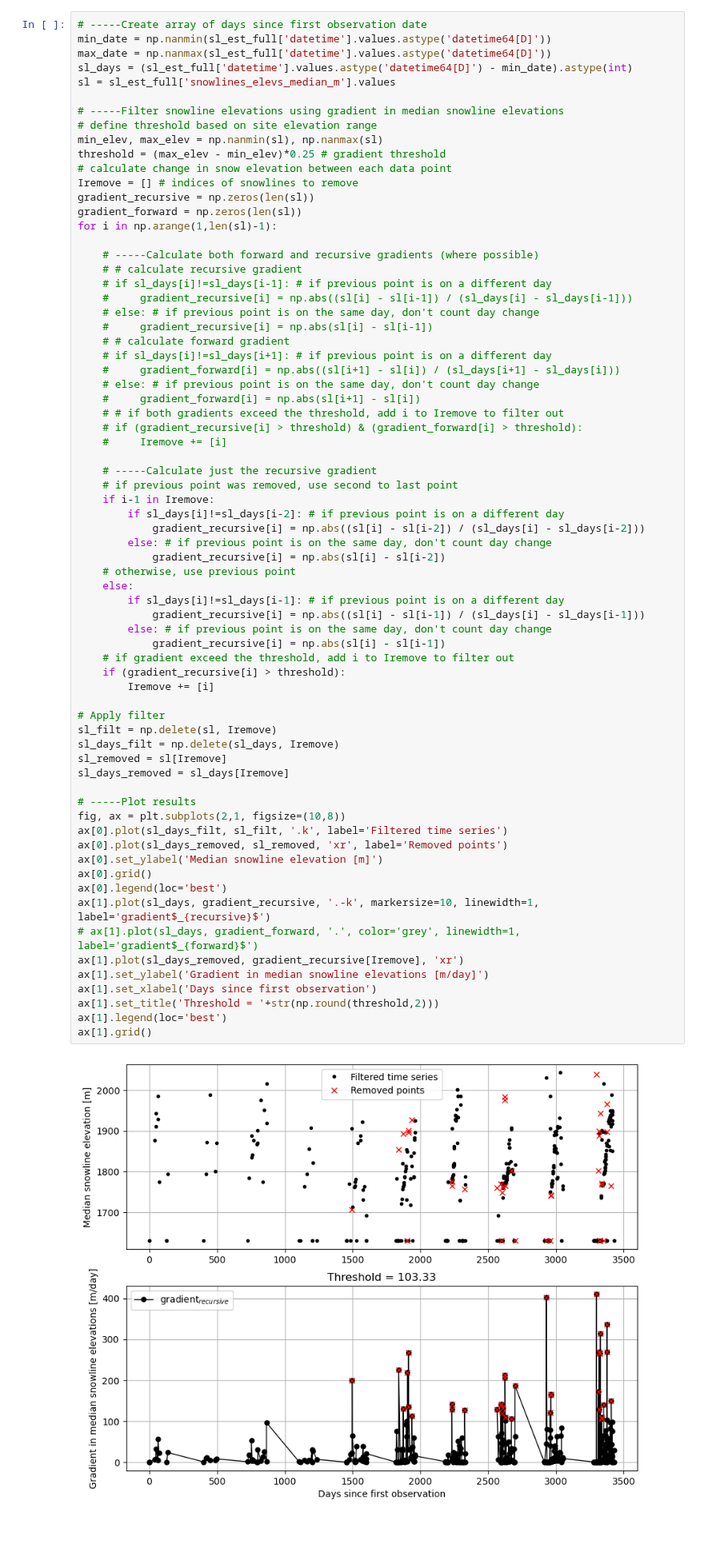
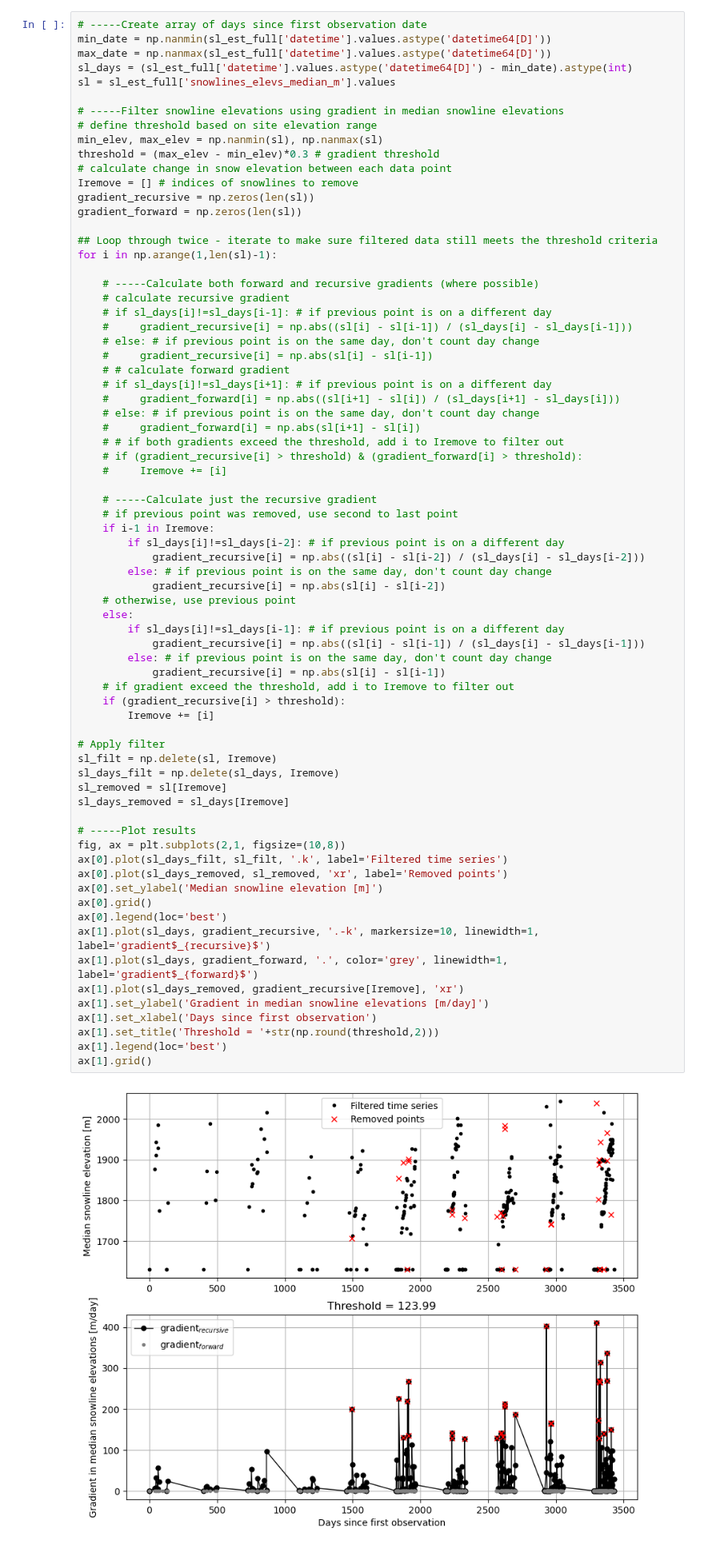
Before and after one commit to RaineyAbe/glacier-snow-cover-mapping, a Jupyter notebook: notebooks/drafts_untested/filter_snowline_timeseries_automatic.ipynb, the cells around one changed output. Shown at 80% size. Cells and saved outputs as stored; diff of their text form.

```diff
--- a/notebooks/drafts_untested/filter_snowline_timeseries_automatic.ipynb
+++ b/notebooks/drafts_untested/filter_snowline_timeseries_automatic.ipynb
@@ -84,15 +84,17 @@ sl = sl_est_full['snowlines_elevs_median_m'].values
 # -----Filter snowline elevations using gradient in median snowline elevations
 # define threshold based on site elevation range
 min_elev, max_elev = np.nanmin(sl), np.nanmax(sl)
-threshold = (max_elev - min_elev)*0.25 # gradient threshold
+threshold = (max_elev - min_elev)*0.3 # gradient threshold
 # calculate change in snow elevation between each data point
 Iremove = [] # indices of snowlines to remove
 gradient_recursive = np.zeros(len(sl))
 gradient_forward = np.zeros(len(sl))
+
+## Loop through twice - iterate to make sure filtered data still meets the threshold criteria
 for i in np.arange(1,len(sl)-1):
 
     # -----Calculate both forward and recursive gradients (where possible)
-    # # calculate recursive gradient
+    # calculate recursive gradient
     # if sl_days[i]!=sl_days[i-1]: # if previous point is on a different day
     #     gradient_recursive[i] = np.abs((sl[i] - sl[i-1]) / (sl_days[i] - sl_days[i-1]))
     # else: # if previous point is on the same day, don't count day change
@@ -117,32 +119,32 @@ for i in np.arange(1,len(sl)-1):
     else:
         if sl_days[i]!=sl_days[i-1]: # if previous point is on a different day
             gradient_recursive[i] = np.abs((sl[i] - sl[i-1]) / (sl_days[i] - sl_days[i-1]))
         else: # if previous point is on the same day, don't count day change
             gradient_recursive[i] = np.abs(sl[i] - sl[i-1])
     # if gradient exceed the threshold, add i to Iremove to filter out
     if (gradient_recursive[i] > threshold):
         Iremove += [i]
 
 # Apply filter
 sl_filt = np.delete(sl, Iremove)
 sl_days_filt = np.delete(sl_days, Iremove)
 sl_removed = sl[Iremove]
 sl_days_removed = sl_days[Iremove]
 
 # -----Plot results
 fig, ax = plt.subplots(2,1, figsize=(10,8))
 ax[0].plot(sl_days_filt, sl_filt, '.k', label='Filtered time series')
 ax[0].plot(sl_days_removed, sl_removed, 'xr', label='Removed points')
 ax[0].set_ylabel('Median snowline elevation [m]')
 ax[0].grid()
 ax[0].legend(loc='best')
 ax[1].plot(sl_days, gradient_recursive, '.-k', markersize=10, linewidth=1, label='gradient$_{recursive}$')
-# ax[1].plot(sl_days, gradient_forward, '.', color='grey', linewidth=1, label='gradient$_{forward}$')
+ax[1].plot(sl_days, gradient_forward, '.', color='grey', linewidth=1, label='gradient$_{forward}$')
 ax[1].plot(sl_days_removed, gradient_recursive[Iremove], 'xr')
 ax[1].set_ylabel('Gradient in median snowline elevations [m/day]')
 ax[1].set_xlabel('Days since first observation')
 ax[1].set_title('Threshold = '+str(np.round(threshold,2)))
 ax[1].legend(loc='best')
 ax[1].grid()
 # %% [output]
-[figure, old version]
+[figure, new version]
```
Also changed, not shown: parts of 3 cells of this notebook, 43 other files.
